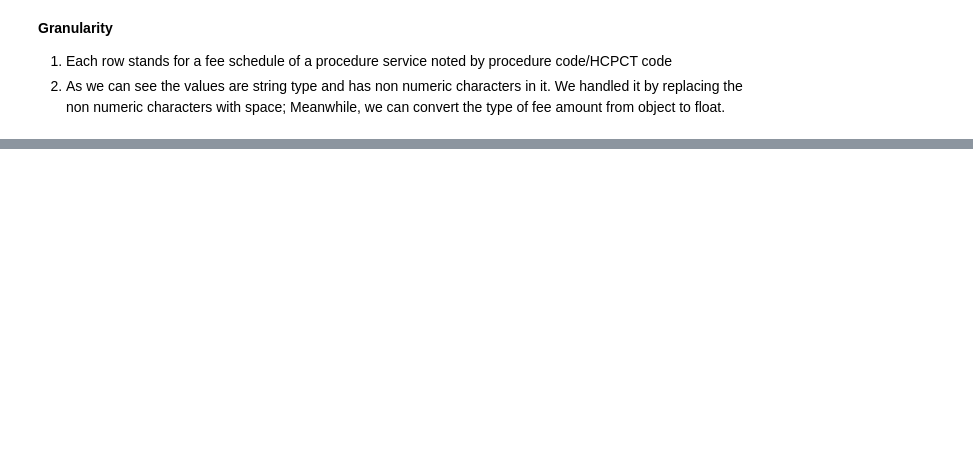
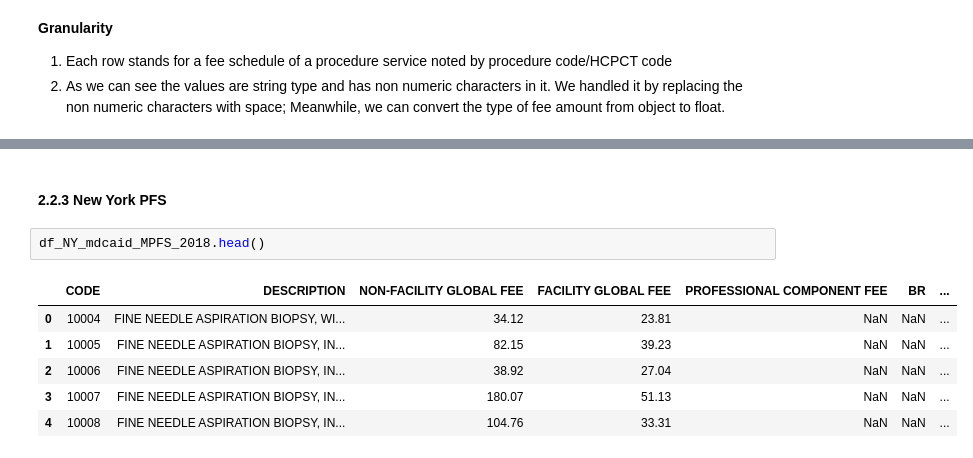
Before and after one commit to dev-hyang/data_analysis_medicaid, a Jupyter notebook: health_insurance_data_analysis.ipynb, the cells around one changed output, grey strips where cells are left out. Drawn from its saved outputs; the diff is of its cells as text; blank space fills up the shorter version.

```diff
--- a/health_insurance_data_analysis.ipynb
+++ b/health_insurance_data_analysis.ipynb
@@ -1037,0 +643,11 @@ df_NY_PFS["PFS_AMT_BY_STATE"] = df_NY_PFS["PFS_AMT_BY_STATE"].round(2)
+# %% [markdown]
+#### 2.2.3 New York PFS
+# %%
+df_NY_mdcaid_MPFS_2018.head()
+# %% [output]
+|  | CODE | DESCRIPTION | NON-FACILITY GLOBAL FEE | FACILITY GLOBAL FEE | PROFESSIONAL COMPONENT FEE | BR | ... |
+| 0 | 10004 | FINE NEEDLE ASPIRATION BIOPSY, WI... | 34.12 | 23.81 | NaN | NaN | ... |
+| 1 | 10005 | FINE NEEDLE ASPIRATION BIOPSY, IN... | 82.15 | 39.23 | NaN | NaN | ... |
+| 2 | 10006 | FINE NEEDLE ASPIRATION BIOPSY, IN... | 38.92 | 27.04 | NaN | NaN | ... |
+| 3 | 10007 | FINE NEEDLE ASPIRATION BIOPSY, IN... | 180.07 | 51.13 | NaN | NaN | ... |
+| 4 | 10008 | FINE NEEDLE ASPIRATION BIOPSY, IN... | 104.76 | 33.31 | NaN | NaN | ... |
```
Also changed, not shown: parts of 120 cells of this notebook.
